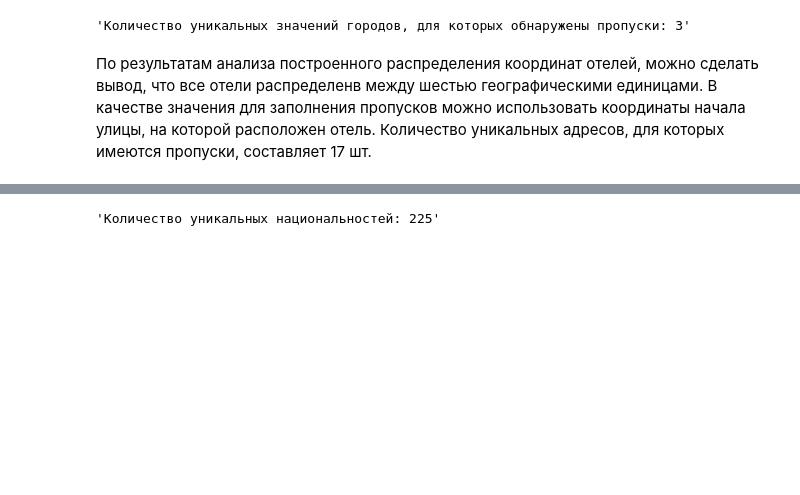
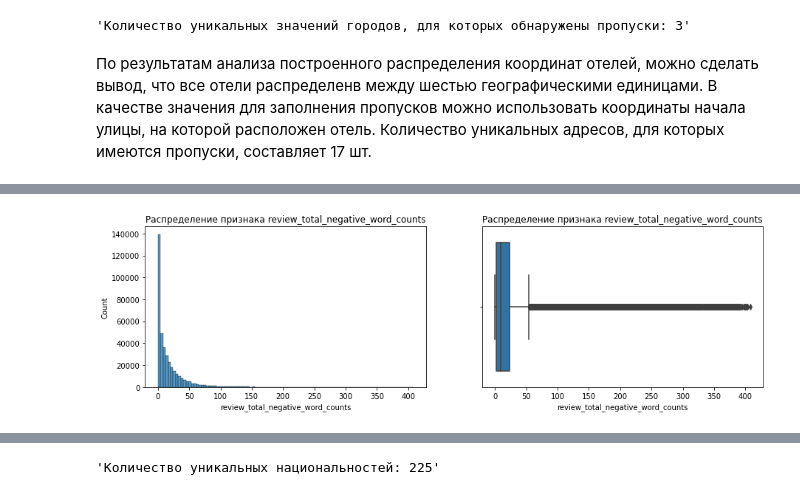
Before and after one commit to PoluboyarinovSI/SF_DataScience, a Jupyter notebook: project_3/EDA_Project_3_model.ipynb, the cells around one changed output, grey strips where cells are left out. Cells and saved outputs as stored; diff of their text form; code cells hidden in the pictures; blank space fills up the shorter version.

```diff
--- a/project_3/EDA_Project_3_model.ipynb
+++ b/project_3/EDA_Project_3_model.ipynb
@@ -233,0 +236,12 @@ hotels = pd.concat([hotels, stand_scalar], axis=1)
+# %%
+# Убираем признаки с сильной корреляцией
+hotels.drop('additional_number_of_scoring', axis=1, inplace=True)
+# %%
+# Построение гистораммы и корбчатой диаграммы для признака review_total_negative_word_counts
+fig, axes = plt.subplots(nrows=1, ncols=2, figsize=(15, 4))
+histplot = sns.histplot(data=hotels, x='review_total_negative_word_counts', ax=axes[0], bins=100)
+histplot.set_title('Распределение признака review_total_negative_word_counts')
+boxplot = sns.boxplot(data=hotels, x='review_total_negative_word_counts', ax=axes[1])
+boxplot.set_title('Распределение признака review_total_negative_word_counts');
+# %% [output]
+[figure, added]
```
Also changed, not shown: parts of 62 cells of this notebook, 1 other file.
